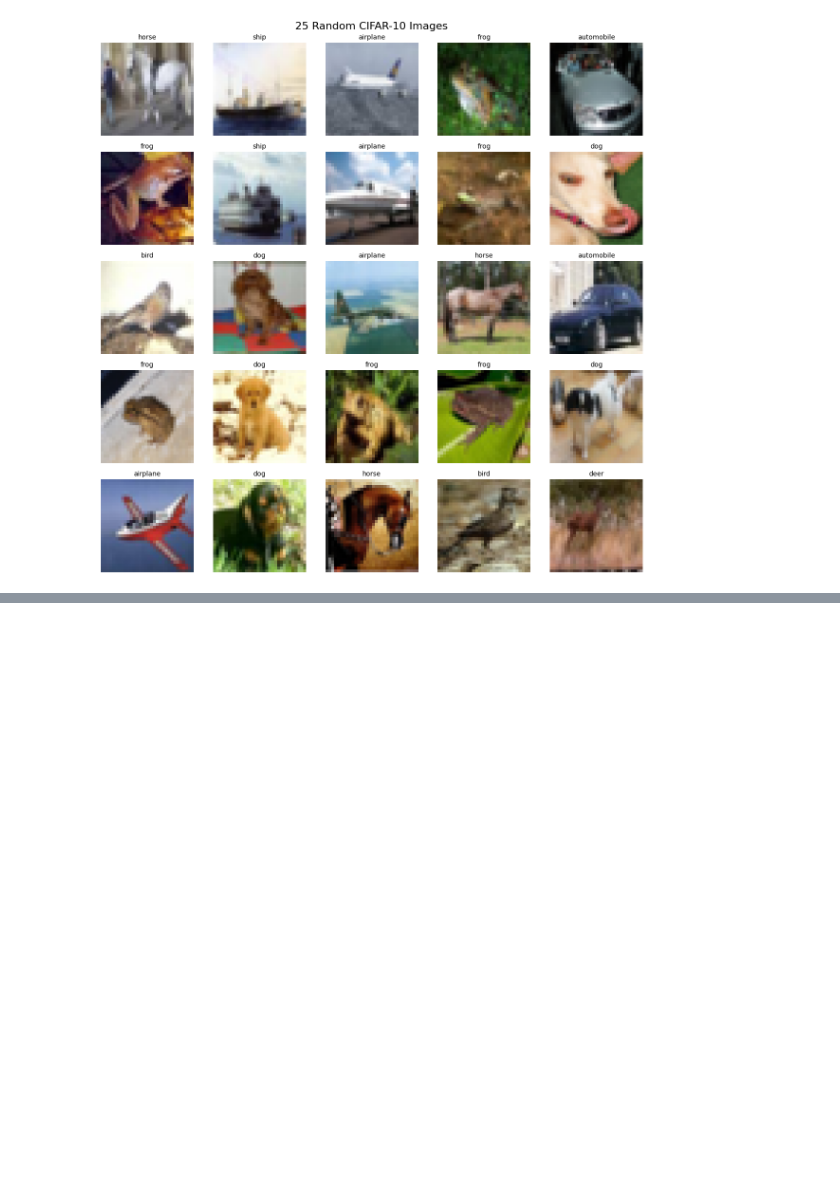
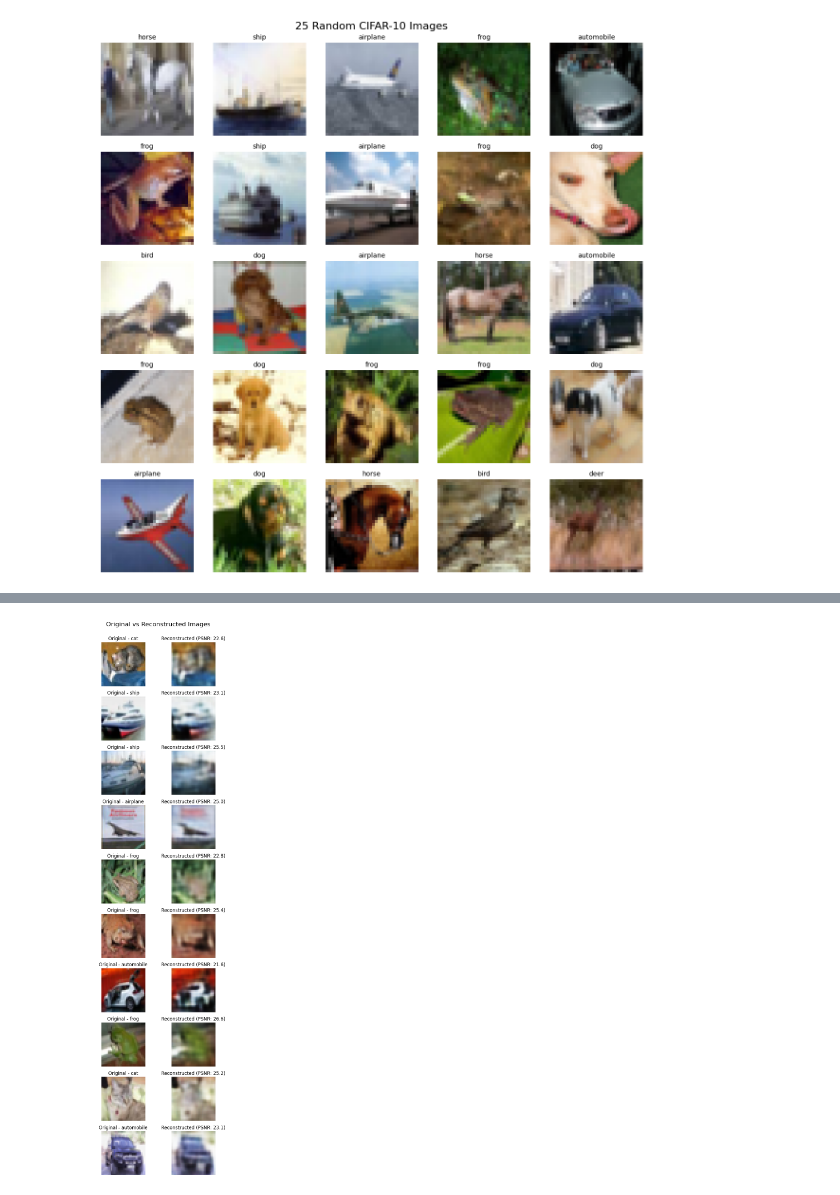
Before and after one commit to BhanuHarshaY/CNN-Autoencoders-CIFAR-10, a Jupyter notebook: Assignment10.ipynb, the cells around one changed output, grey strips where cells are left out. Saved outputs shown, nothing was run; the diff lists cells and outputs as text; code cells hidden in the pictures; blank space fills up the shorter version.

```diff
--- a/Assignment10.ipynb
+++ b/Assignment10.ipynb
@@ -170,0 +384,83 @@ Random Sample Grid:
+# %%
+# Model Evaluation
+
+print("MODEL EVALUATION")
+test_loss, test_mae = autoencoder.evaluate(x_test_normalized, x_test_normalized, verbose=0)
+print(f"Test Set Reconstruction Loss (MSE): {test_loss:.6f}")
+print(f"Test Set Mean Absolute Error (MAE): {test_mae:.6f}")
+
+# Generating reconstructions
+reconstructed_images = autoencoder.predict(x_test_normalized[:100], verbose=0)
+
+def calculate_psnr(original, reconstructed):
+
+    mse = np.mean((original - reconstructed) ** 2)
+    if mse == 0:
+        return float('inf')
+    max_pixel = 1.0
+    psnr = 20 * np.log10(max_pixel / np.sqrt(mse))
+    return psnr
+
+# Calculating PSNR for test samples
+psnr_values = []
+for i in range(100):
+    psnr = calculate_psnr(x_test_normalized[i], reconstructed_images[i])
+    psnr_values.append(psnr)
+
+mean_psnr = np.mean(psnr_values)
+print(f"Mean PSNR of test samples: {mean_psnr:.2f} dB")
+
+# Visual comparison Side by side
+
+print("Visual Comparison")
+n_display = 10
+fig, axes = plt.subplots(n_display, 2, figsize=(6, 20))
+for i in range(n_display):
+    # Original image
+    axes[i, 0].imshow(x_test_normalized[i])
+    axes[i, 0].set_title(f'Original - {class_names[y_test[i][0]]}')
+    axes[i, 0].axis('off')
+
+    # Reconstructed image
+    axes[i, 1].imshow(reconstructed_images[i])
+    axes[i, 1].set_title(f'Reconstructed (PSNR: {psnr_values[i]:.1f})')
+    axes[i, 1].axis('off')
+
+plt.suptitle('Original vs Reconstructed Images', fontsize=16, y=1.001)
+plt.tight_layout()
+plt.show()
+
+# Grid comparison
+fig, axes = plt.subplots(4, 8, figsize=(16, 8))
+
+for i in range(4):
+    for j in range(4):
+        idx = i * 4 + j
+        # Original images
+        axes[i, j*2].imshow(x_test_normalized[idx])
+        axes[i, j*2].set_title('Original', fontsize=8)
+        axes[i, j*2].axis('off')
+        #Reconstructed images
+        axes[i, j*2+1].imshow(reconstructed_images[idx])
+        axes[i, j*2+1].set_title('Recon.', fontsize=8)
+        axes[i, j*2+1].axis('off')
+
+plt.suptitle('Grid Comparison: Original (left) vs Reconstructed (right)', fontsize=14)
+plt.tight_layout()
+plt.show()
+
+# Reconstruction quality by class
+print("Per-Class Reconstruction Quality")
+class_mse = {}
+for class_idx in range(10):
+    class_mask = (y_test.flatten() == class_idx)[:100]
+    if np.any(class_mask):
+        class_originals = x_test_normalized[:100][class_mask]
+        class_reconstructed = reconstructed_images[class_mask]
+        mse = np.mean((class_originals - class_reconstructed) ** 2)
+        class_mse[class_names[class_idx]] = mse
+
+sorted_classes = sorted(class_mse.items(), key=lambda x: x[1])
+for class_name, mse in sorted_classes:
+    print(f"{class_name:12s}: MSE = {mse:.6f}")
+# %% [output]
@@ -170,0 +472 @@ Random Sample Grid:
+[figure, added]
```
Also changed, not shown: parts of 8 cells of this notebook.
